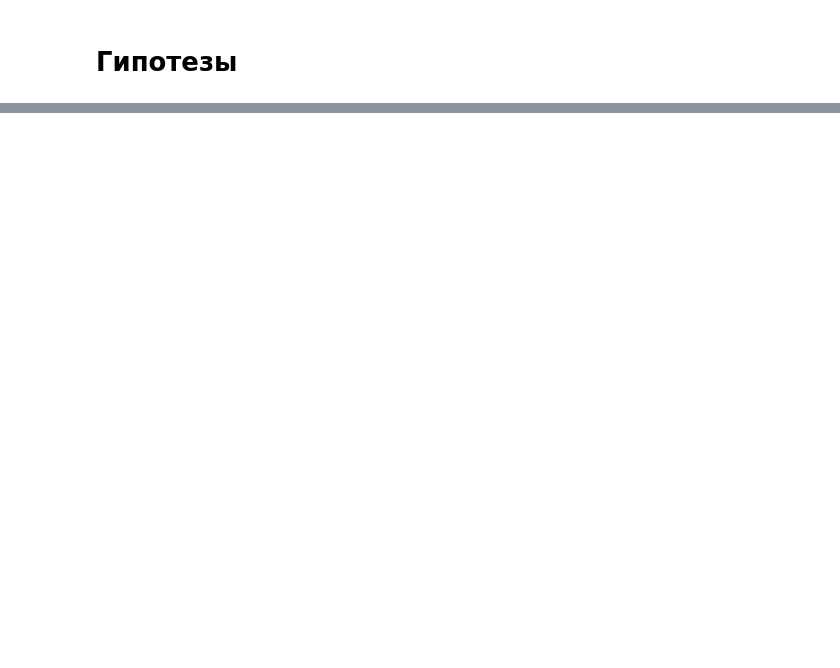
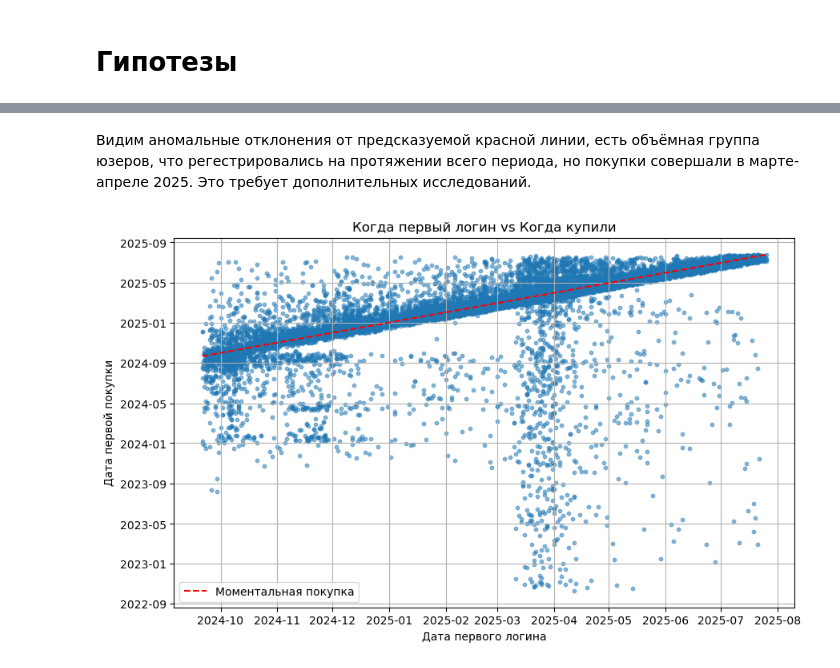
Before and after one commit to Lilya-te/DS-workshop2025, a Jupyter notebook: Checkpoint1_team1.ipynb, the cells around one changed output, grey strips where cells are left out. Drawn from its saved outputs; the diff is of its cells as text; code cells hidden in the pictures; blank space fills up the shorter version.

```diff
--- a/Checkpoint1_team1.ipynb
+++ b/Checkpoint1_team1.ipynb
@@ -109,0 +179,29 @@ df_zcore_filtered.head()
+# %% [markdown]
+Видим аномальные отклонения от предсказуемой красной линии, есть объёмная группа юзеров, что регестрировались на протяжении всего периода, но покупки совершали в марте-апреле 2025. Это требует дополнительных исследований.
+# %%
+# Строим график зависимости дат первого логина и дат первой покупки
+plt.figure(figsize=(10, 6))
+
+# Рисуем точки
+plt.scatter(df_enriched["first_login"], df_enriched["first_buy"], alpha=0.5, s=10)
+
+# Добавляем линию "мгновенной покупки" (где X=Y), чтобы видеть задержку
+# (для наглядности просто проведем диагональ)
+min_date = df_enriched["first_login"].min()
+max_date = df_enriched["first_buy"].max()
+plt.plot(
+    [min_date, max_date],
+    [min_date, max_date],
+    color="red",
+    linestyle="--",
+    label="Моментальная покупка",
+)
+
+plt.title("Когда первый логин vs Когда купили")
+plt.xlabel("Дата первого логина")
+plt.ylabel("Дата первой покупки")
+plt.legend()
+plt.grid(True)
+plt.show()
+# %% [output]
+[figure, added]
```
Also changed, not shown: parts of 16 cells of this notebook.
